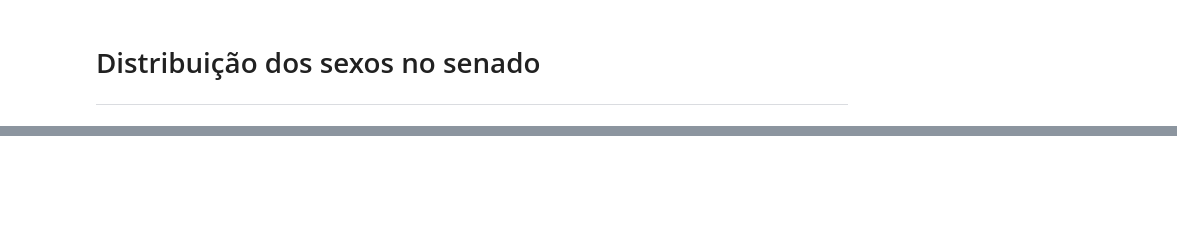
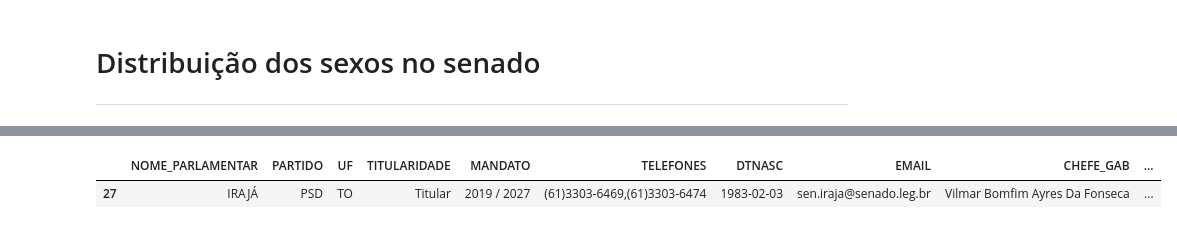
Before and after one commit to Siri2191/Projeto-Senadores, a Jupyter notebook: Sobre_os_Senadores_em_mandato.ipynb, the cells around one changed output, grey strips where cells are left out. Drawn from its saved outputs; the diff is of its cells as text; code cells hidden in the pictures; blank space fills up the shorter version.

```diff
--- a/Sobre_os_Senadores_em_mandato.ipynb
+++ b/Sobre_os_Senadores_em_mandato.ipynb
@@ -98,0 +177,5 @@ fig.show()
+# %%
+df.loc[df['IDADE']==39]
+# %% [output]
+|  | NOME_PARLAMENTAR | PARTIDO | UF | TITULARIDADE | MANDATO | TELEFONES | DTNASC | EMAIL | CHEFE_GAB | ... |
+| 27 | IRAJÁ | PSD | TO | Titular | 2019 / 2027 | (61)3303-6469,(61)3303-6474 | 1983-02-03 | sen.iraja@senado.leg.br | Vilmar Bomfim Ayres Da Fonseca | ... |
```
Also changed, not shown: parts of 13 cells of this notebook.
